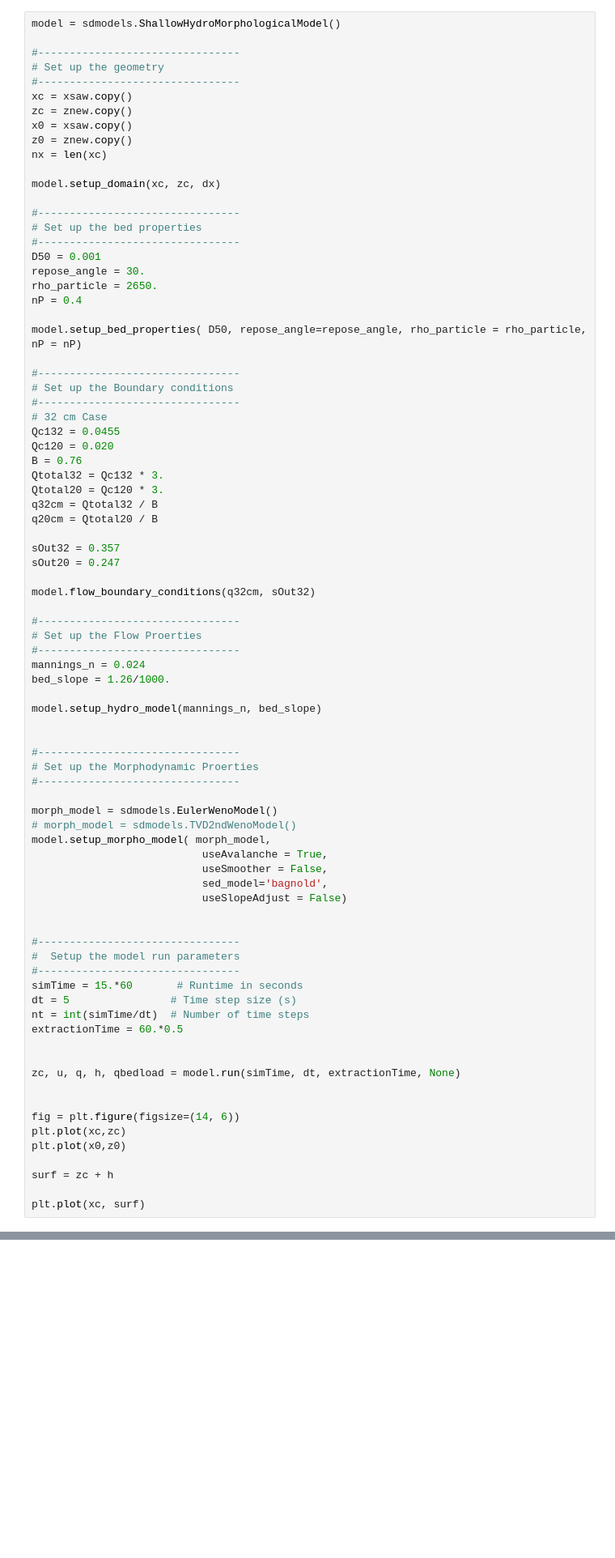
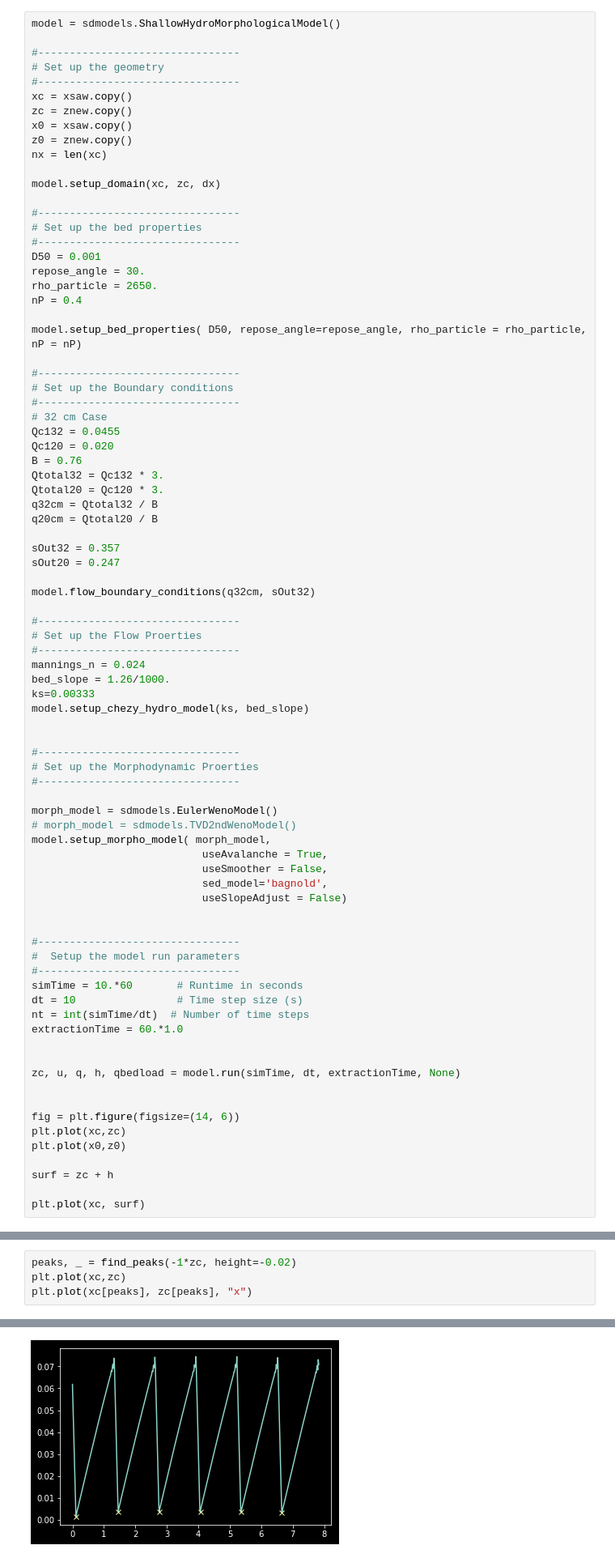
Before and after one commit to plgrover/pymorph, a Jupyter notebook: notebooks/Paper_3/2019-05-10_TVD_WENO.ipynb, the cells around one changed output, grey strips where cells are left out. Shown: that part at 81% size. Drawn from its saved outputs; the diff is of its cells as text; blank space fills up the shorter version.

```diff
--- a/notebooks/Paper_3/2019-05-10_TVD_WENO.ipynb
+++ b/notebooks/Paper_3/2019-05-10_TVD_WENO.ipynb
@@ -134,8 +134,8 @@ model.flow_boundary_conditions(q32cm, sOut32)
 #--------------------------------
 mannings_n = 0.024
 bed_slope = 1.26/1000.
-
-model.setup_hydro_model(mannings_n, bed_slope)
+ks=0.00333
+model.setup_chezy_hydro_model(ks, bed_slope)
 
 
 #--------------------------------
@@ -154,10 +154,10 @@ model.setup_morpho_model( morph_model,
 #--------------------------------
 #  Setup the model run parameters
 #--------------------------------
-simTime = 15.*60       # Runtime in seconds
-dt = 5                # Time step size (s)
+simTime = 10.*60       # Runtime in seconds
+dt = 10                # Time step size (s)
 nt = int(simTime/dt)  # Number of time steps
-extractionTime = 60.*0.5
+extractionTime = 60.*1.0
 
 
 zc, u, q, h, qbedload = model.run(simTime, dt, extractionTime, None)
@@ -292,0 +319,5 @@ array([ 79, 162, 245, 328, 411, 494])
+# %%
+peaks, _ = find_peaks(-1*zc, height=-0.02)
+plt.plot(xc,zc)
+plt.plot(xc[peaks], zc[peaks], "x")
+# %% [output]
@@ -293,3 +325,4 @@ array([ 79, 162, 245, 328, 411, 494])
+[figure, added]
 # %% [markdown]
 for peak in peaks:
     print(peak)
```
Also changed, not shown: parts of 10 cells of this notebook, 4 other files.
